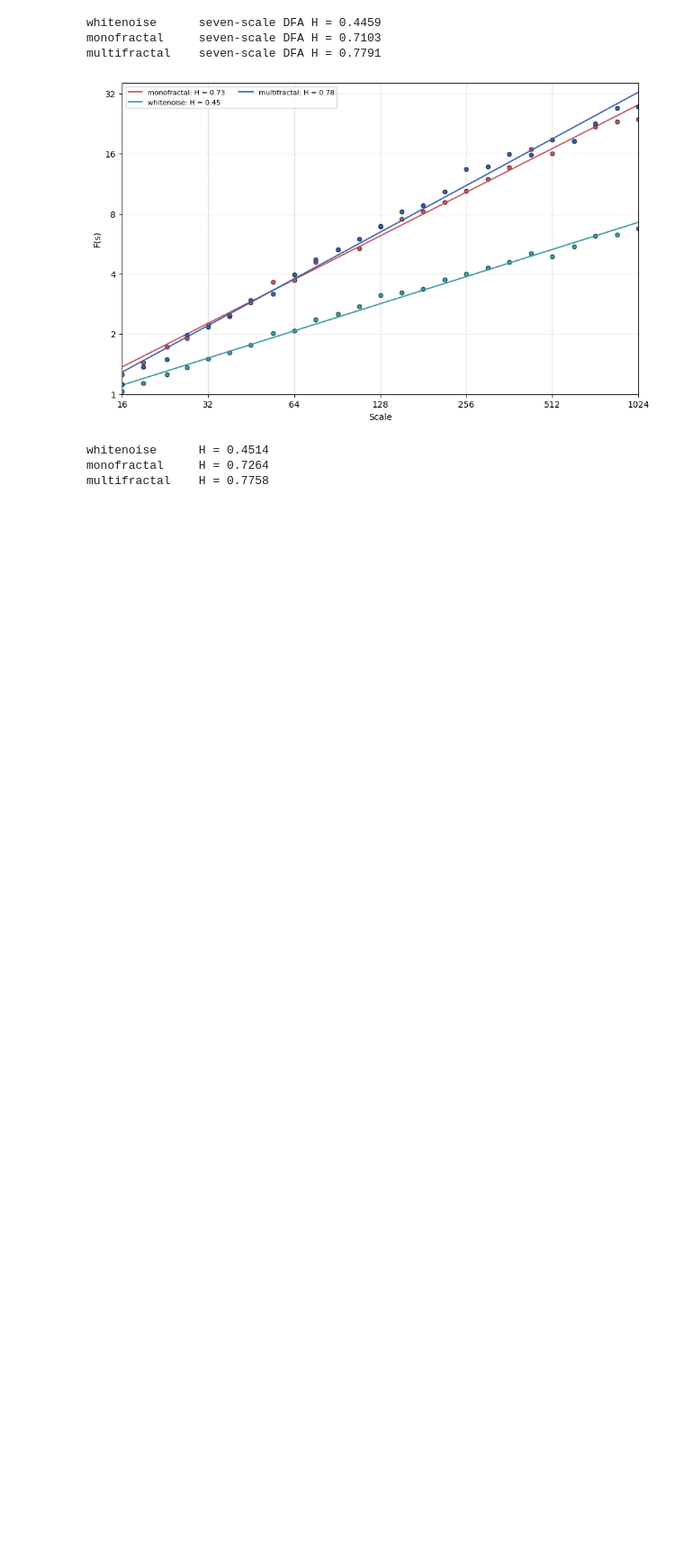
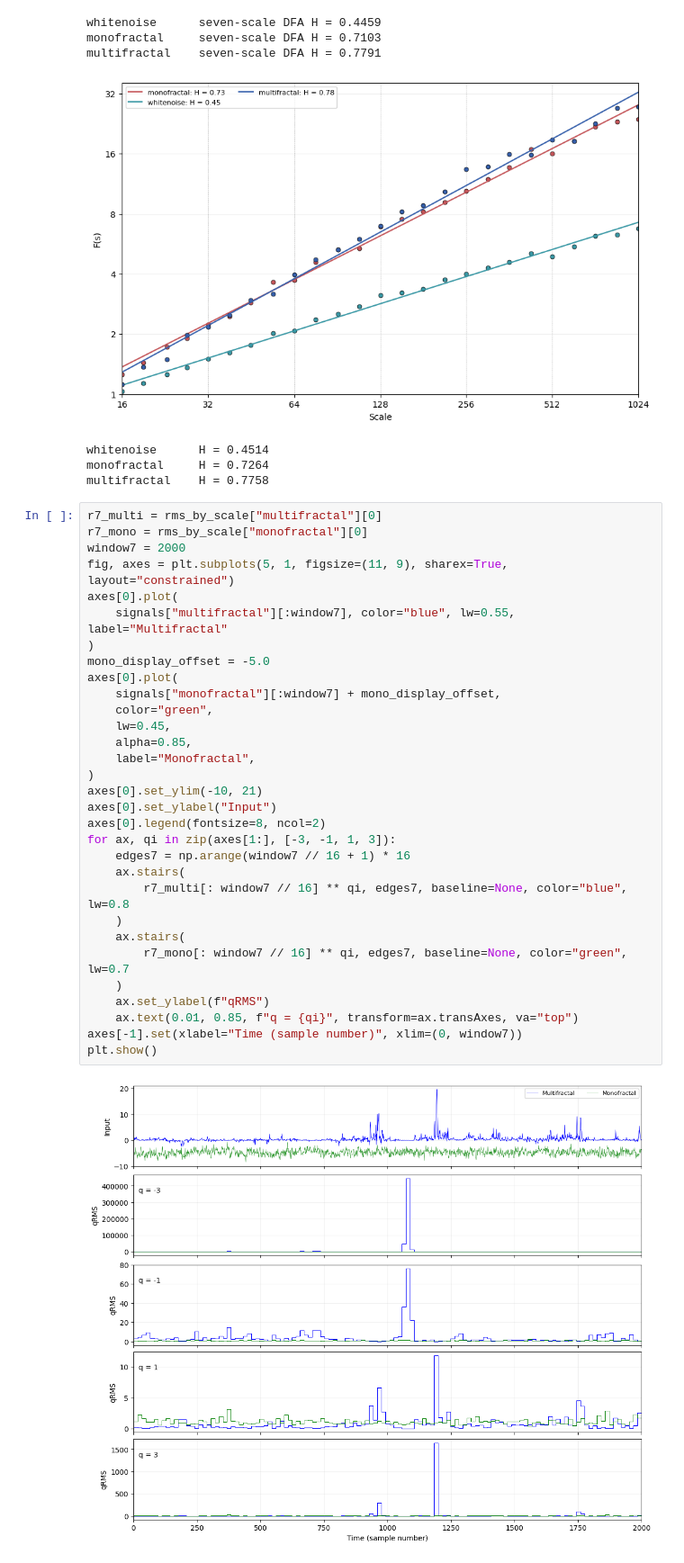
Before and after one commit to mrtkp9993/mfdfa-python, a Jupyter notebook: notebook.ipynb, the cells around one changed output. Shown at 90% size. Cells and saved outputs as stored; diff of their text form; blank space fills up the shorter version.

```diff
--- a/notebook.ipynb
+++ b/notebook.ipynb
@@ -257,3 +259,36 @@ multifractal    seven-scale DFA H = 0.7791
 whitenoise      H = 0.4514
 monofractal     H = 0.7264
 multifractal    H = 0.7758
+# %%
+r7_multi = rms_by_scale["multifractal"][0]
+r7_mono = rms_by_scale["monofractal"][0]
+window7 = 2000
+fig, axes = plt.subplots(5, 1, figsize=(11, 9), sharex=True, layout="constrained")
+axes[0].plot(
+    signals["multifractal"][:window7], color="blue", lw=0.55, label="Multifractal"
+)
+mono_display_offset = -5.0
+axes[0].plot(
+    signals["monofractal"][:window7] + mono_display_offset,
+    color="green",
+    lw=0.45,
+    alpha=0.85,
+    label="Monofractal",
+)
+axes[0].set_ylim(-10, 21)
+axes[0].set_ylabel("Input")
+axes[0].legend(fontsize=8, ncol=2)
+for ax, qi in zip(axes[1:], [-3, -1, 1, 3]):
+    edges7 = np.arange(window7 // 16 + 1) * 16
+    ax.stairs(
+        r7_multi[: window7 // 16] ** qi, edges7, baseline=None, color="blue", lw=0.8
+    )
+    ax.stairs(
+        r7_mono[: window7 // 16] ** qi, edges7, baseline=None, color="green", lw=0.7
+    )
+    ax.set_ylabel(f"qRMS")
+    ax.text(0.01, 0.85, f"q = {qi}", transform=ax.transAxes, va="top")
+axes[-1].set(xlabel="Time (sample number)", xlim=(0, window7))
+plt.show()
+# %% [output]
+[figure, added]
```
Also changed, not shown: parts of 5 cells of this notebook.
